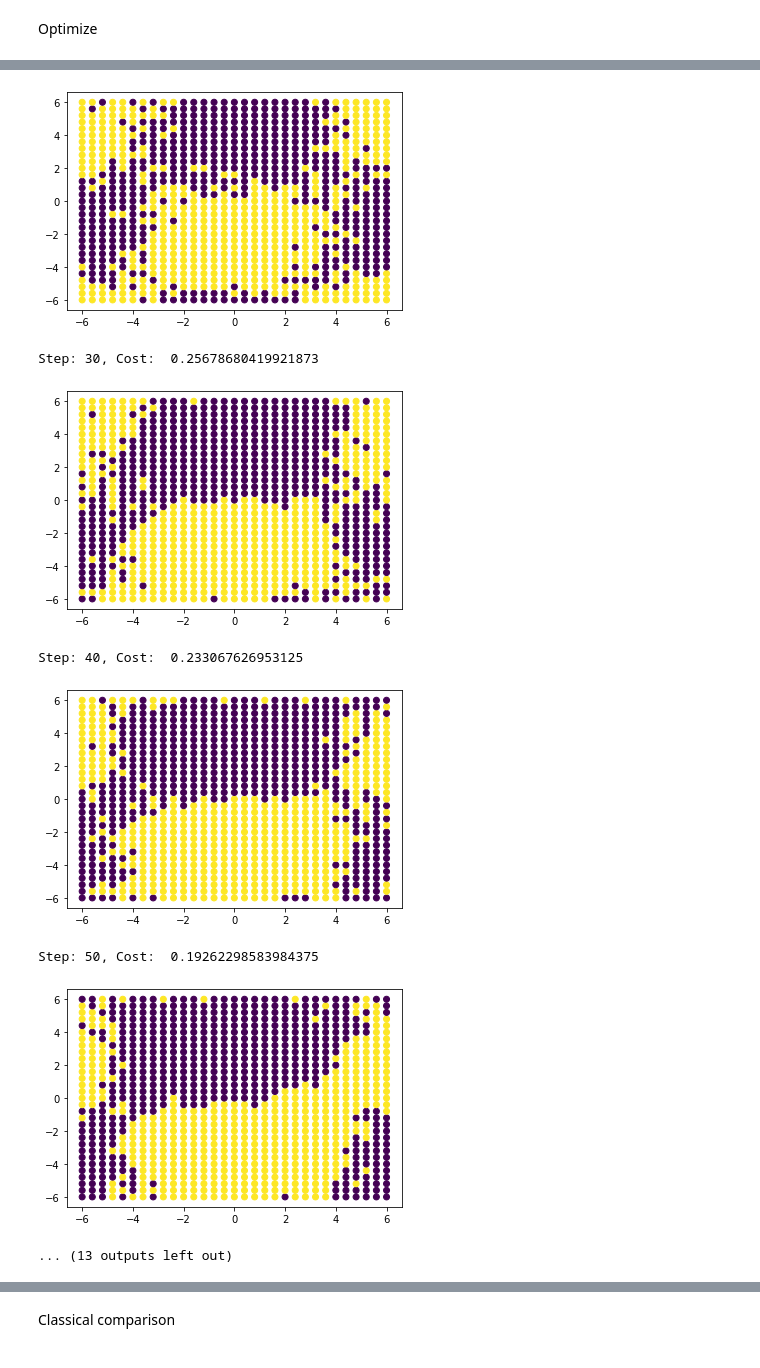
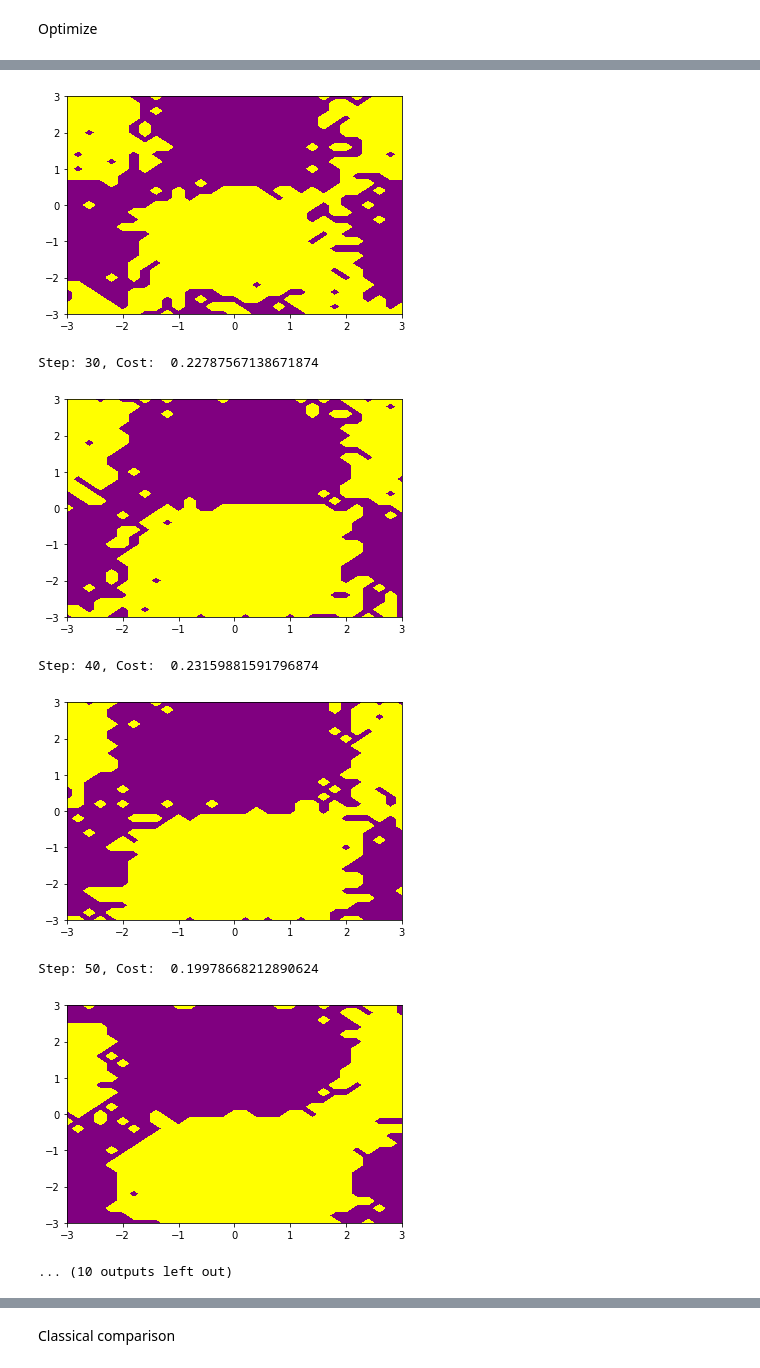
Before and after one commit to ivang/QHack-Q-Reply-2021, a Jupyter notebook: q-reply_vqe-classification.ipynb, the cells around one changed output, grey strips where cells are left out. Saved outputs shown, nothing was run; the diff lists cells and outputs as text; code cells hidden in the pictures.

```diff
--- a/q-reply_vqe-classification.ipynb
+++ b/q-reply_vqe-classification.ipynb
@@ -89,7 +98,7 @@ def variational_classifier(params, features):
     sigmoid = 1 / (1 + np.exp(-5 * meas))
     return sigmoid
 # %%
-def variational_classifier_2(params, features):
+def variational_classifier_linear(params, features):
     meas = simulated_circuit(params, features)
     rescaled = (meas + 1) / 2
     return rescaled
@@ -122,10 +130,20 @@ def cost_2(params, features: List[List[float]], labels: List[int]) -> float:
+# %%
+def squareloss_cost(params, features: List[List[float]], labels: List[int]) -> float:
+    predictions = [variational_classifier_linear(params, f) for f in features]
+    return squareloss(predictions, labels)
 # %% [markdown]
 Load data
 # %%
-train_df, test_df = dl.load_train_test()
 n_components = n_wires
-pca = PCA(n_components=n_components)
-train_coordinates = pca.fit_transform(train_df.iloc[:,:-1]).reshape(-1, 1, n_components)
-train_labels = 1 * (train_df.CLASS.values == "Cammeo")
-test_coordinates = pca.transform(test_df.iloc[:,:-1]).reshape(-1, 1, n_components)
-test_labels = 1 * (test_df.CLASS.values == "Cammeo")
+train_df, test_df = dl.load_train_test_pca(n_components)
+
+max_value = np.max(abs(train_df.values))
+plot_range = 3
+
+train_df.iloc[:,:-1] = train_df.iloc[:,:-1] * plot_range / max_value
+test_df.iloc[:,:-1] = test_df.iloc[:,:-1] * plot_range / max_value
+
+train_coordinates = train_df.iloc[:,:-1].values.reshape(-1, 1, n_components)
+train_labels = train_df.label
+test_coordinates = test_df.iloc[:,:-1].values.reshape(-1, 1, n_components)
+test_labels = test_df.label
@@ -138,3 +168,7 @@ See the caveats in the documentation: https://pandas.pydata.org/pandas-docs/stab
+# %%
+n_variational_layers = 2
+np.random.seed(1967)
+initial_params = qml.init.strong_ent_layers_normal(n_variational_layers, n_wires)
 # %% [markdown]
 Optimize
 # %%
@@ -152,19 +184,18 @@ for j in range(120):
     batch_features = train_coordinates[batch_idx]
     batch_labels = train_labels[batch_idx]
 
-    params, prev_cost = opt.step_and_cost(lambda p: cost_2(p, batch_features, batch_labels), params)
+    params, prev_cost = opt.step_and_cost(lambda p: squareloss_cost(p, batch_features, batch_labels), params)
 
-    current_cost = cost_2(params, batch_features, batch_labels)
+    current_cost = squareloss_cost(params, batch_features, batch_labels)
     if j % 10 == 0:
         print(f"Step: {j}, Cost: ", current_cost)
 
-        n_size = 30
-        grid_data = np.array([[12 * j / n_size, 12 * k / n_size] for j in range(-n_size // 2, n_size // 2 + 1, 1) for k in range(-n_size // 2, n_size // 2 + 1, 1)])
-        predictions = [variational_classifier_2(params, f) for f in grid_data.reshape(-1, 1, 2)]
-        pred_labels = 1 * (np.array(predictions) > 0.5)
-        plt.scatter(x=grid_data[:,0], y=grid_data[:,1], c=pred_labels)
-        plt.show()
-
+        inspect_classification_boundaries(
+            variational_classifier_linear,
+            params,
+            plot_range=plot_range,
+            grid_size=30,
+        )
     #if abs(current_cost - prev_cost) < 0.001 or current_cost < 0.3:
     #    break
 print(f"Final cost: {current_cost}")
@@ -177,9 +208,9 @@ Step: 20, Cost:  0.2328900146484375
-[figure, old version]
+[figure, new version]
-Step: 30, Cost:  0.25678680419921873
+Step: 30, Cost:  0.22787567138671874
-[figure, old version]
+[figure, new version]
-Step: 40, Cost:  0.233067626953125
+Step: 40, Cost:  0.23159881591796874
-[figure, old version]
+[figure, new version]
-Step: 50, Cost:  0.19262298583984375
+Step: 50, Cost:  0.19978668212890624
-[figure, old version]
+[figure, new version]
-... (13 outputs left out)
+... (10 outputs left out)
 # %%
```
Also changed, not shown: parts of 31 cells of this notebook, 7 other files.
